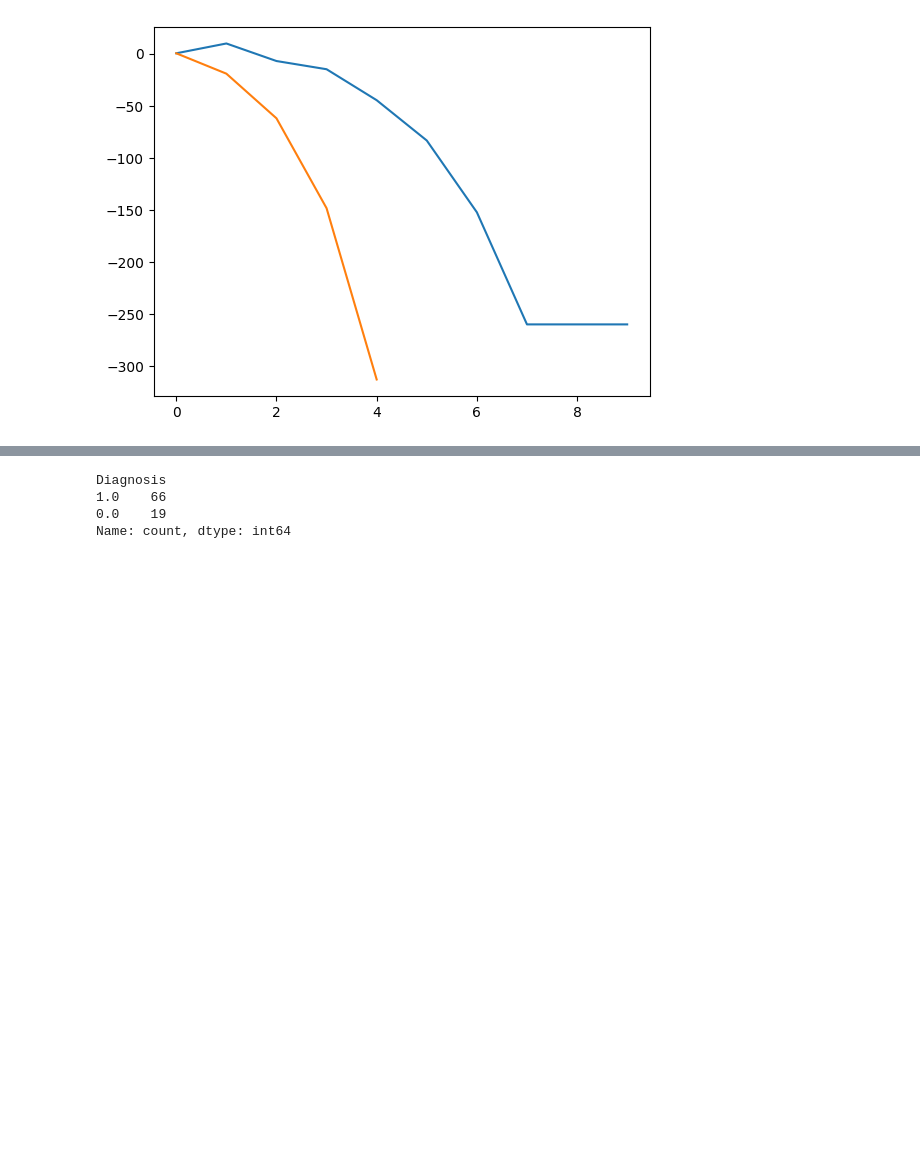
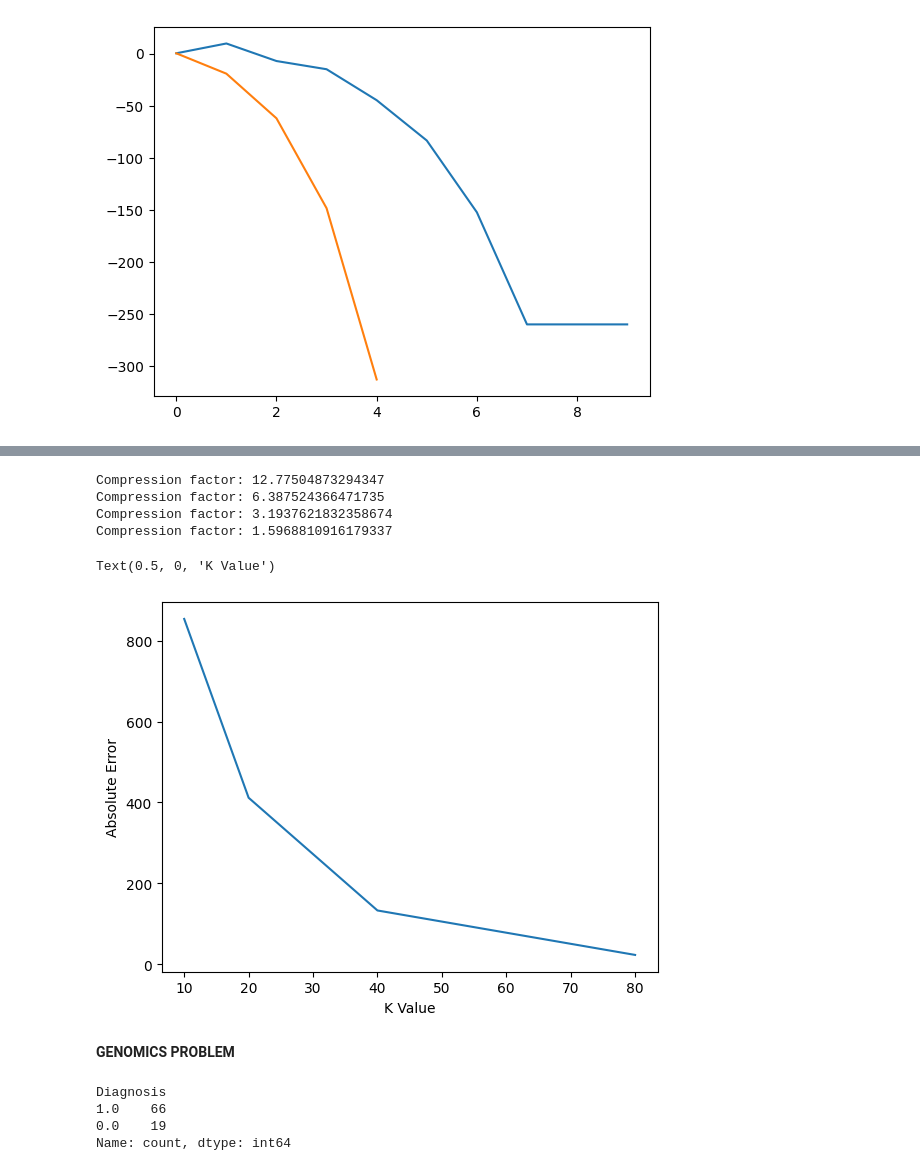
Before and after one commit to brko5178/MathFound, a Jupyter notebook: Assignment5.ipynb, the cells around one changed output, grey strips where cells are left out. Cells and saved outputs as stored; diff of their text form; code cells hidden in the pictures; blank space fills up the shorter version.

Commit message:
finished problems for 5 need to clean and organize

```diff
--- a/Assignment5.ipynb
+++ b/Assignment5.ipynb
@@ -176,3 +168,38 @@ np.float64(30.624421492397232)
+# %%
+u, s, v = np.linalg.svd(resized_array, full_matrices=False)
+
+
+k_values = [10, 20, 40, 80]
+err_mags=[]
+for i, k in enumerate(k_values):
+    u_k = u[:, :k]
+    s_k = s[:k]
+    v_k = v[:k, :]
+    A_k = np.dot(u_k, np.dot(np.diag(s_k), v_k))
+    temp_img = Image.fromarray(A_k)
+    temp_img.show()
+    compressed_elements = (256 * k) + k + (k * 256)
+    compression_factor = 65536 / compressed_elements
+
+    print(f"Compression factor: {compression_factor}")
+
+
+    error_img = np.linalg.norm(resized_img) - np.linalg.norm(A_k)
+    err_mags.append(error_img)
+# %% [output]
+Compression factor: 12.77504873294347
+Compression factor: 6.387524366471735
+Compression factor: 3.1937621832358674
+Compression factor: 1.5968810916179337
+# %%
+plt.plot(k_values, err_mags)
+plt.ylabel("Absolute Error")
+plt.xlabel("K Value")
+# %% [output]
+Text(0.5, 0, 'K Value')
+[figure, added]
+# %% [markdown]
+**GENOMICS PROBLEM**
 # %%
 import pandas as pd
 subject_labels = pd.read_csv("GSE39428_series_matrix.csv", skiprows=26, nrows=0, sep='\t')
```
Also changed, not shown: parts of 15 cells of this notebook.
